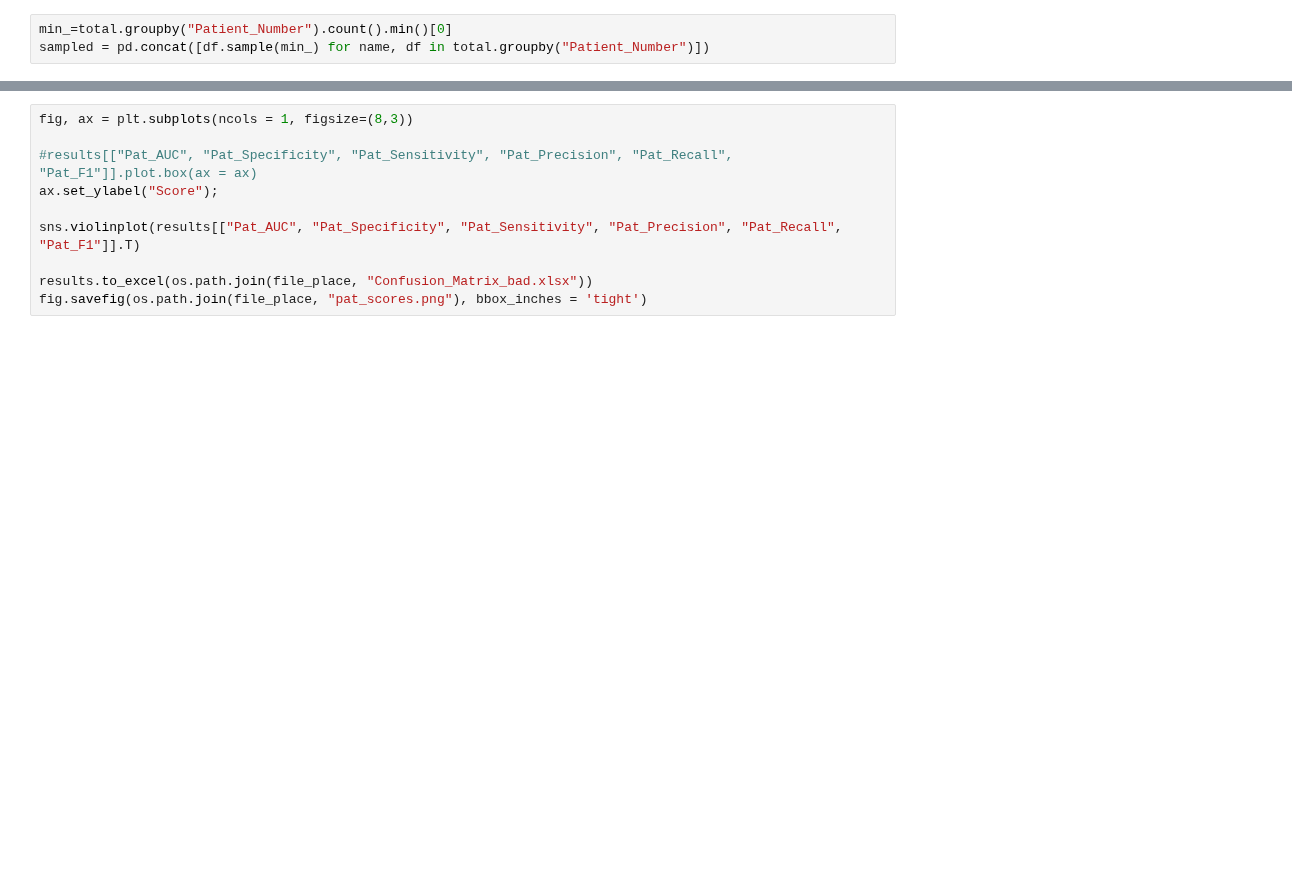
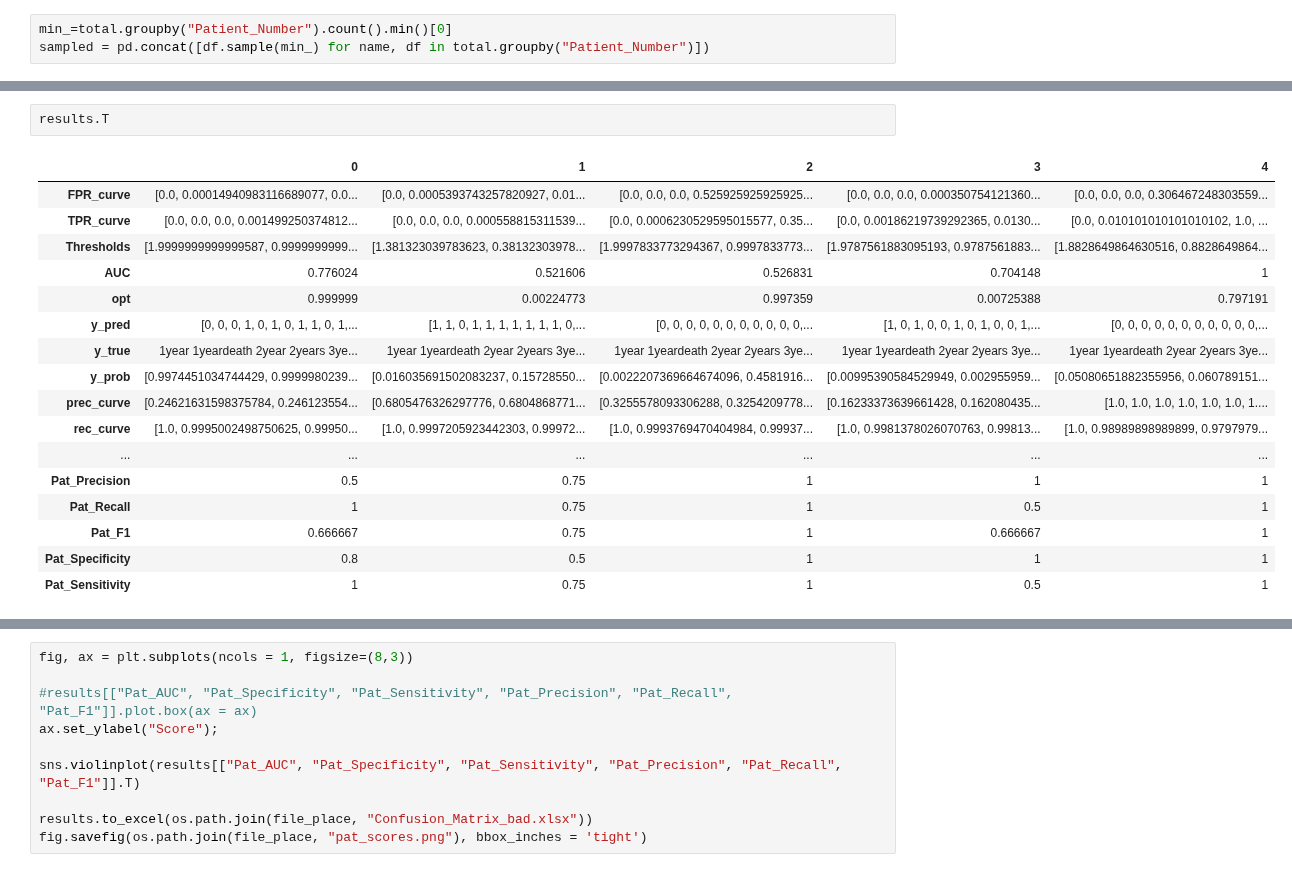
Before and after one commit to c-whitley/PHD, a Jupyter notebook: Prognosis.ipynb, the cells around one changed output, grey strips where cells are left out. Drawn from its saved outputs; the diff is of its cells as text; blank space fills up the shorter version.

```diff
--- a/Prognosis.ipynb
+++ b/Prognosis.ipynb
@@ -1074,3 +1116,23 @@ fig.savefig(os.path.join(file_place, "scores.png"), bbox_inches = 'tight')
+# %%
+results.T
+# %% [output]
+|  | 0 | 1 | 2 | 3 | 4 |
+| FPR_curve | [0.0, 0.00014940983116689077, 0.0... | [0.0, 0.0005393743257820927, 0.01... | [0.0, 0.0, 0.0, 0.525925925925925... | [0.0, 0.0, 0.0, 0.000350754121360... | [0.0, 0.0, 0.0, 0.306467248303559... |
+| TPR_curve | [0.0, 0.0, 0.0, 0.001499250374812... | [0.0, 0.0, 0.0, 0.000558815311539... | [0.0, 0.0006230529595015577, 0.35... | [0.0, 0.00186219739292365, 0.0130... | [0.0, 0.010101010101010102, 1.0, ... |
+| Thresholds | [1.9999999999999587, 0.9999999999... | [1.381323039783623, 0.38132303978... | [1.9997833773294367, 0.9997833773... | [1.9787561883095193, 0.9787561883... | [1.8828649864630516, 0.8828649864... |
+| AUC | 0.776024 | 0.521606 | 0.526831 | 0.704148 | 1 |
+| opt | 0.999999 | 0.00224773 | 0.997359 | 0.00725388 | 0.797191 |
+| y_pred | [0, 0, 0, 1, 0, 1, 0, 1, 1, 0, 1,... | [1, 1, 0, 1, 1, 1, 1, 1, 1, 1, 0,... | [0, 0, 0, 0, 0, 0, 0, 0, 0, 0, 0,... | [1, 0, 1, 0, 0, 1, 0, 1, 0, 0, 1,... | [0, 0, 0, 0, 0, 0, 0, 0, 0, 0, 0,... |
+| y_true | 1year 1yeardeath 2year 2years 3ye... | 1year 1yeardeath 2year 2years 3ye... | 1year 1yeardeath 2year 2years 3ye... | 1year 1yeardeath 2year 2years 3ye... | 1year 1yeardeath 2year 2years 3ye... |
+| y_prob | [0.9974451034744429, 0.9999980239... | [0.016035691502083237, 0.15728550... | [0.0022207369664674096, 0.4581916... | [0.00995390584529949, 0.002955959... | [0.05080651882355956, 0.060789151... |
+| prec_curve | [0.24621631598375784, 0.246123554... | [0.6805476326297776, 0.6804868771... | [0.3255578093306288, 0.3254209778... | [0.16233373639661428, 0.162080435... | [1.0, 1.0, 1.0, 1.0, 1.0, 1.0, 1.... |
+| rec_curve | [1.0, 0.9995002498750625, 0.99950... | [1.0, 0.9997205923442303, 0.99972... | [1.0, 0.9993769470404984, 0.99937... | [1.0, 0.9981378026070763, 0.99813... | [1.0, 0.98989898989899, 0.9797979... |
+| ... | ... | ... | ... | ... | ... |
+| Pat_Precision | 0.5 | 0.75 | 1 | 1 | 1 |
+| Pat_Recall | 1 | 0.75 | 1 | 0.5 | 1 |
+| Pat_F1 | 0.666667 | 0.75 | 1 | 0.666667 | 1 |
+| Pat_Specificity | 0.8 | 0.5 | 1 | 1 | 1 |
+| Pat_Sensitivity | 1 | 0.75 | 1 | 0.5 | 1 |
 # %%
 fig, (ax, ax2) = plt.subplots(ncols = 2, figsize = (12, 5))
 #fig.suptitle(y_Var)
```
Also changed, not shown: parts of 10 cells of this notebook.
